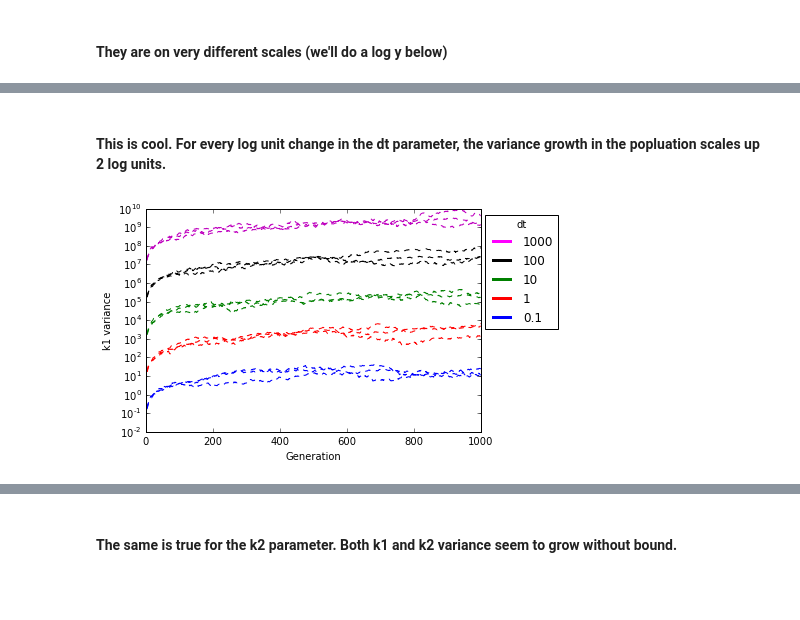
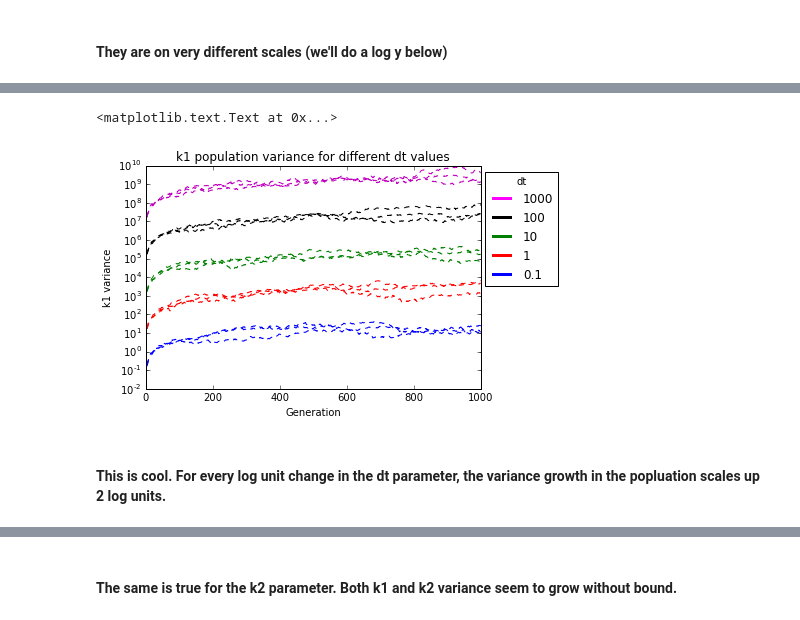
Before and after one commit to bliebeskind/EvoPhys, a Jupyter notebook: notebooks/dtSweep_plotting.ipynb, the cells around one changed output, grey strips where cells are left out. Drawn from its saved outputs; the diff is of its cells as text; code cells hidden in the pictures; blank space fills up the shorter version.

```diff
--- a/notebooks/dtSweep_plotting.ipynb
+++ b/notebooks/dtSweep_plotting.ipynb
@@ -137,6 +141,8 @@ plot_vars(files,"k1_var",log=False)
+# %%
+plot_vars(files,"k1_var",log=True)
+plt.title("k1 population variance for different dt values")
+# %% [output]
+<matplotlib.text.Text at 0x...>
+[figure, added]
 # %% [markdown]
 #### This is cool. For every log unit change in the dt parameter, the variance growth in the popluation scales up 2 log units.
-# %%
-plot_vars(files,"k1_var",log=True)
-# %% [output]
-[figure, removed]
```
Also changed, not shown: parts of 9 cells of this notebook.
